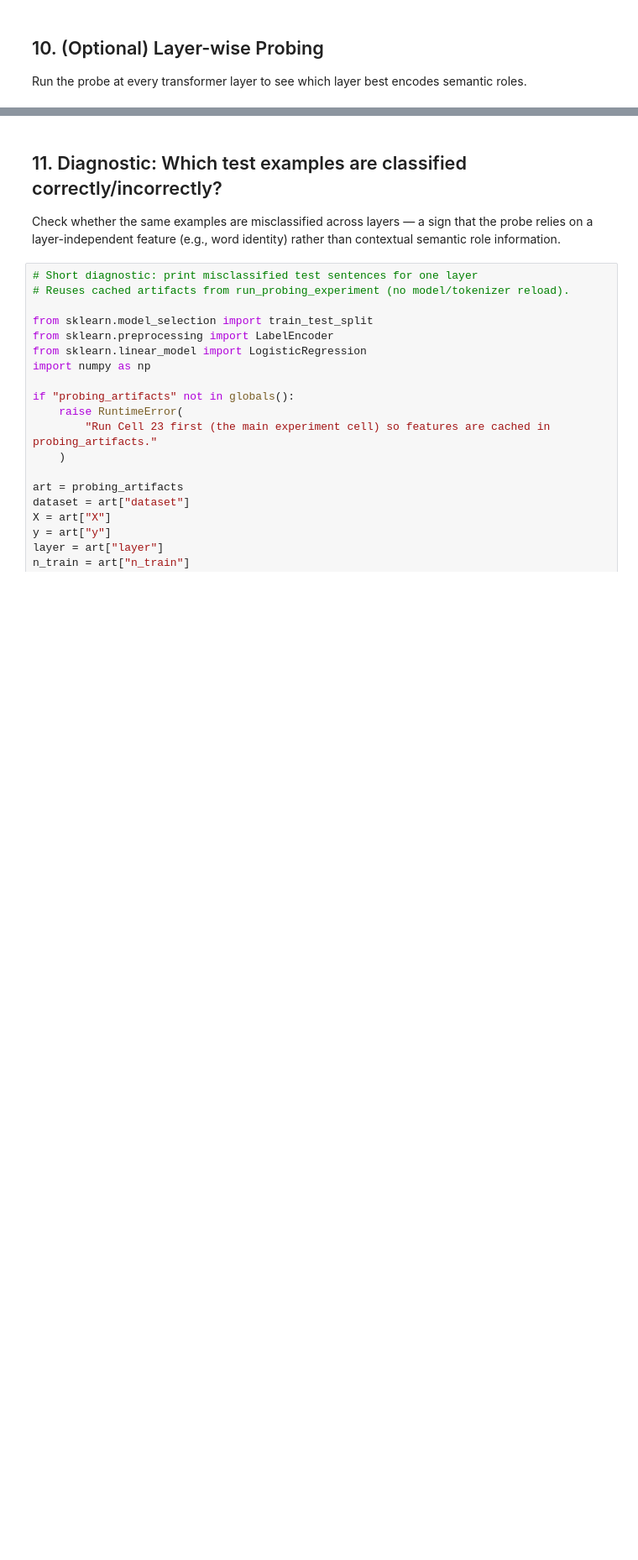
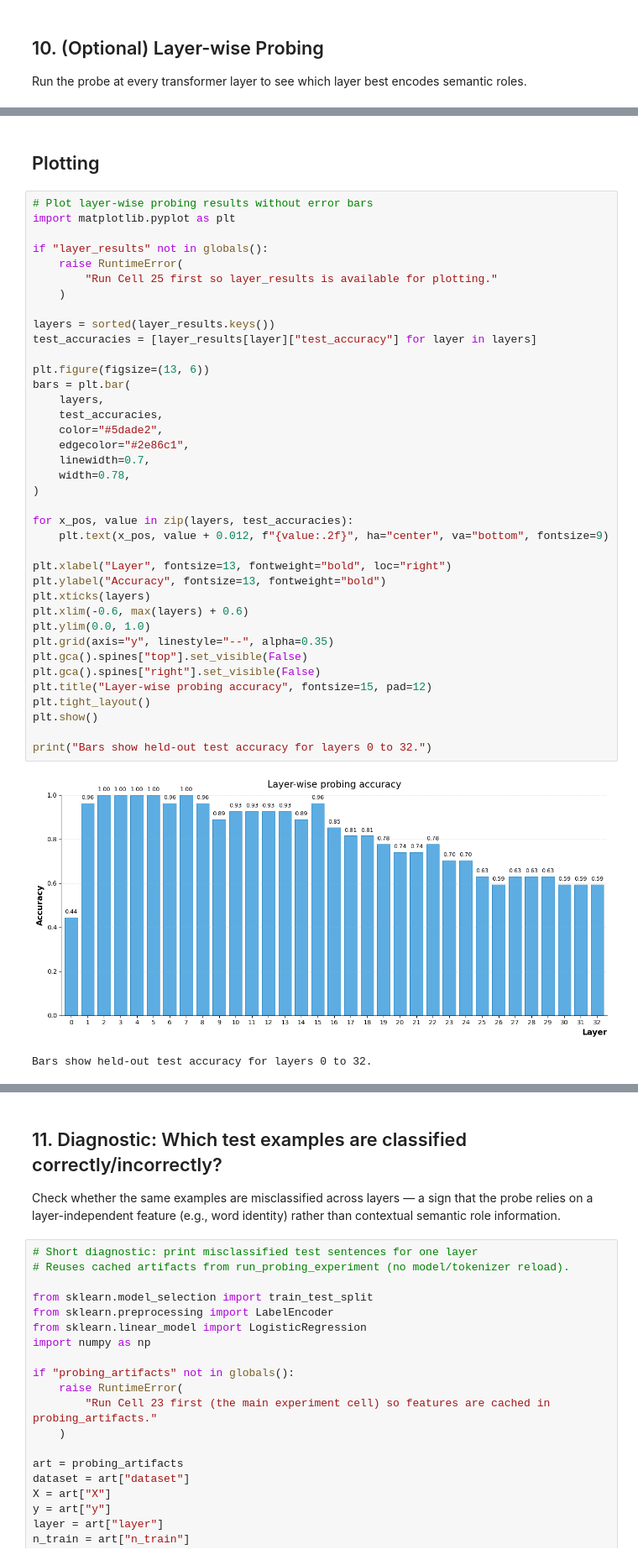
Before and after one commit to anni22/argument_structure_inLLMs, a Jupyter notebook: probing_experiment.ipynb, the cells around one changed output, grey strips where cells are left out. Shown at 84% size. Saved outputs shown, nothing was run; the diff lists cells and outputs as text; blank space fills up the shorter version.

Commit message:
add plotting

```diff
--- a/probing_experiment.ipynb
+++ b/probing_experiment.ipynb
@@ -926,0 +1020,43 @@ layer_results, layer_X, y_enc = run_layerwise_probing(
+# %% [markdown]
+## Plotting
+# %%
+# Plot layer-wise probing results without error bars
+import matplotlib.pyplot as plt
+
+if "layer_results" not in globals():
+    raise RuntimeError(
+        "Run Cell 25 first so layer_results is available for plotting."
+    )
+
+layers = sorted(layer_results.keys())
+test_accuracies = [layer_results[layer]["test_accuracy"] for layer in layers]
+
+plt.figure(figsize=(13, 6))
+bars = plt.bar(
+    layers,
+    test_accuracies,
+    color="#5dade2",
+    edgecolor="#2e86c1",
+    linewidth=0.7,
+    width=0.78,
+)
+
+for x_pos, value in zip(layers, test_accuracies):
+    plt.text(x_pos, value + 0.012, f"{value:.2f}", ha="center", va="bottom", fontsize=9)
+
+plt.xlabel("Layer", fontsize=13, fontweight="bold", loc="right")
+plt.ylabel("Accuracy", fontsize=13, fontweight="bold")
+plt.xticks(layers)
+plt.xlim(-0.6, max(layers) + 0.6)
+plt.ylim(0.0, 1.0)
+plt.grid(axis="y", linestyle="--", alpha=0.35)
+plt.gca().spines["top"].set_visible(False)
+plt.gca().spines["right"].set_visible(False)
+plt.title("Layer-wise probing accuracy", fontsize=15, pad=12)
+plt.tight_layout()
+plt.show()
+
+print("Bars show held-out test accuracy for layers 0 to 32.")
+# %% [output]
+[figure, added]
+Bars show held-out test accuracy for layers 0 to 32.
```
Also changed, not shown: parts of 7 cells of this notebook.
